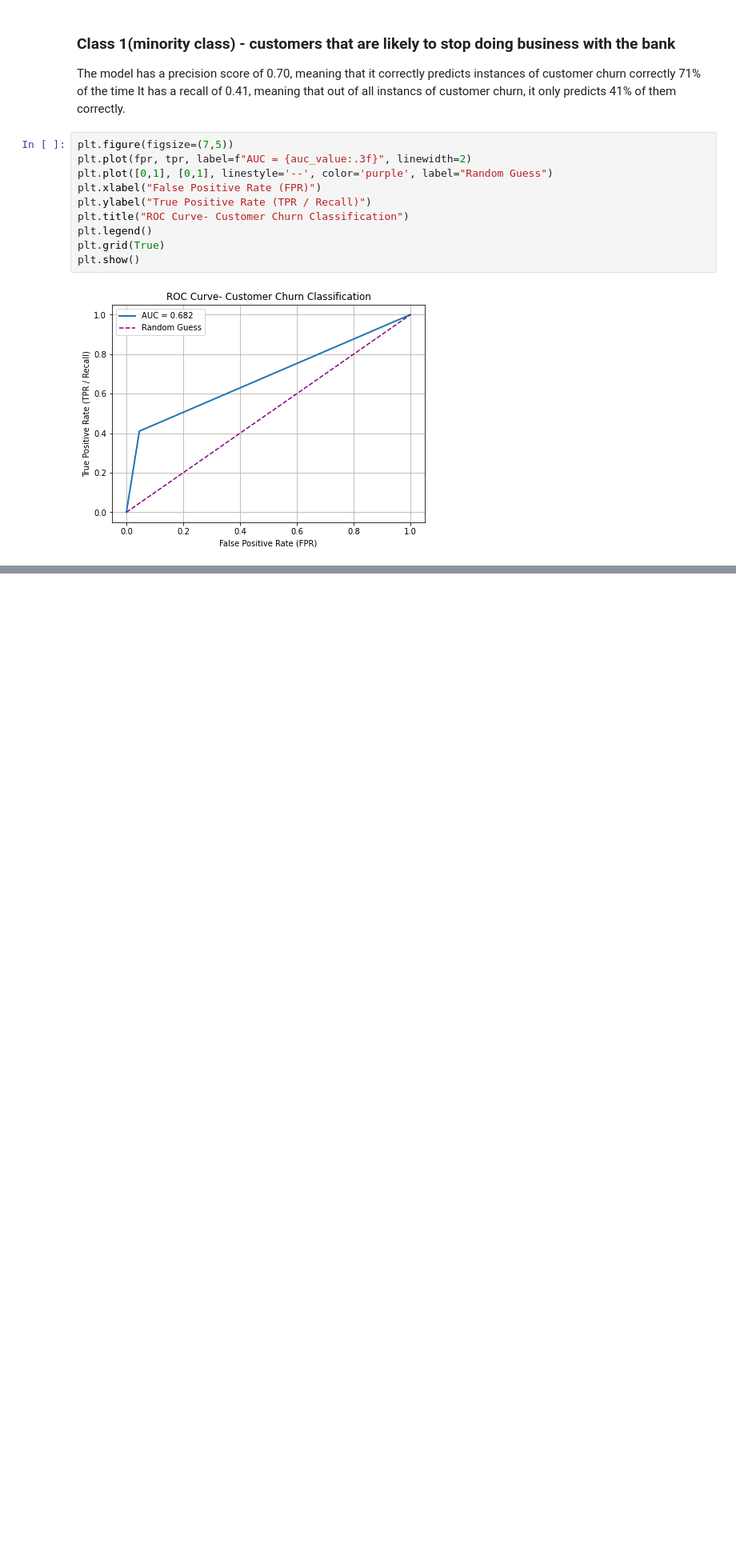
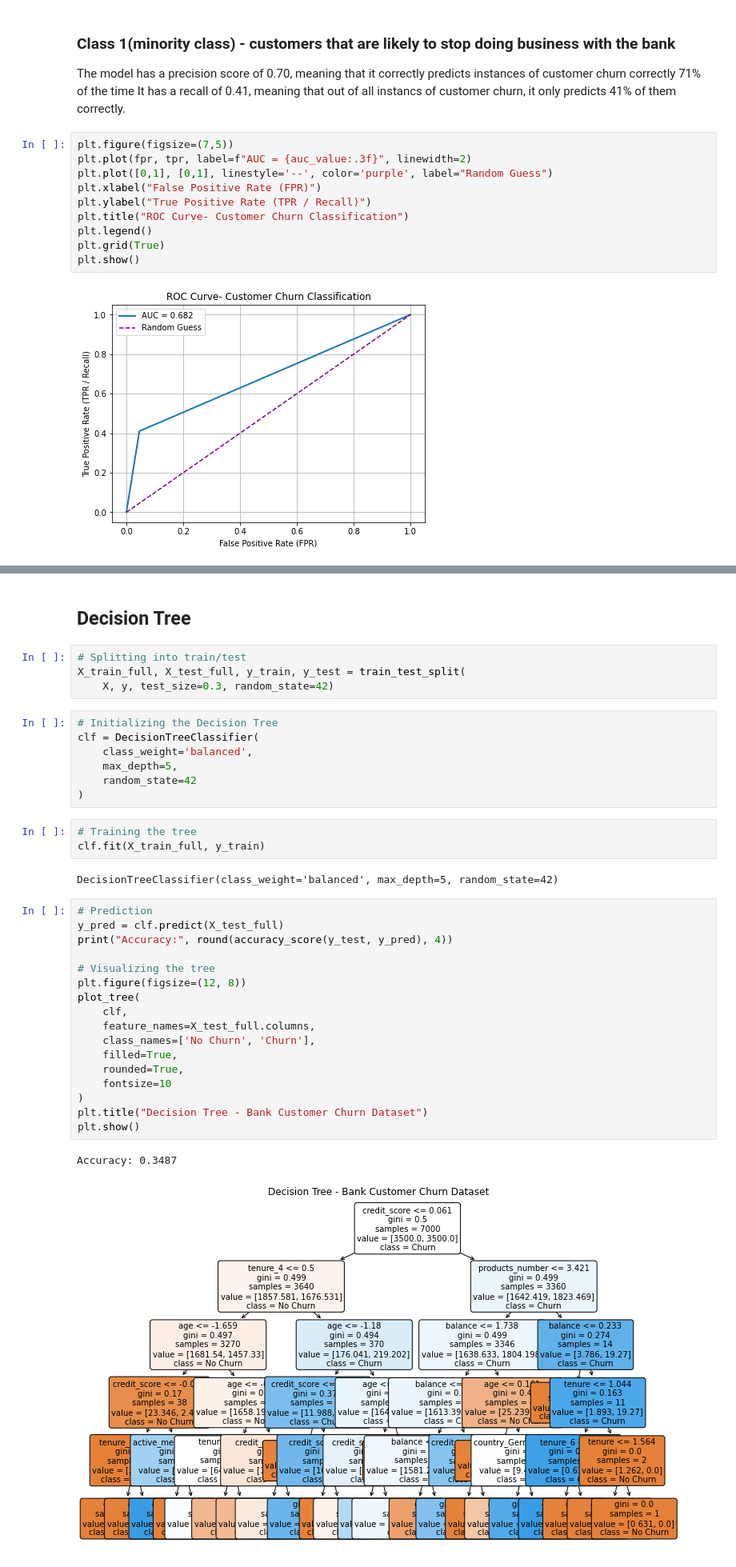
Before and after one commit to kanyua-charity/Bank-Customer-Churn-Prediction, a Jupyter notebook: index.ipynb, the cells around one changed output, grey strips where cells are left out. Shown at 80% size. Cells and saved outputs as stored; diff of their text form; blank space fills up the shorter version.

```diff
--- a/index.ipynb
+++ b/index.ipynb
@@ -361,0 +382,38 @@ plt.show()
+# %% [markdown]
+## Decision Tree
+# %%
+# Splitting into train/test
+X_train_full, X_test_full, y_train, y_test = train_test_split(
+    X, y, test_size=0.3, random_state=42)
+# %%
+# Initializing the Decision Tree
+clf = DecisionTreeClassifier(
+    class_weight='balanced',
+    max_depth=5,
+    random_state=42
+)
+# %%
+# Training the tree
+clf.fit(X_train_full, y_train)
+# %% [output]
+DecisionTreeClassifier(class_weight='balanced', max_depth=5, random_state=42)
+# %%
+# Prediction
+y_pred = clf.predict(X_test_full)
+print("Accuracy:", round(accuracy_score(y_test, y_pred), 4))
+
+# Visualizing the tree
+plt.figure(figsize=(12, 8))
+plot_tree(
+    clf,
+    feature_names=X_test_full.columns,
+    class_names=['No Churn', 'Churn'],
+    filled=True,
+    rounded=True,
+    fontsize=10
+)
+plt.title("Decision Tree - Bank Customer Churn Dataset")
+plt.show()
+# %% [output]
+Accuracy: 0.3487
+[figure, added]
```
Also changed, not shown: parts of 13 cells of this notebook.
